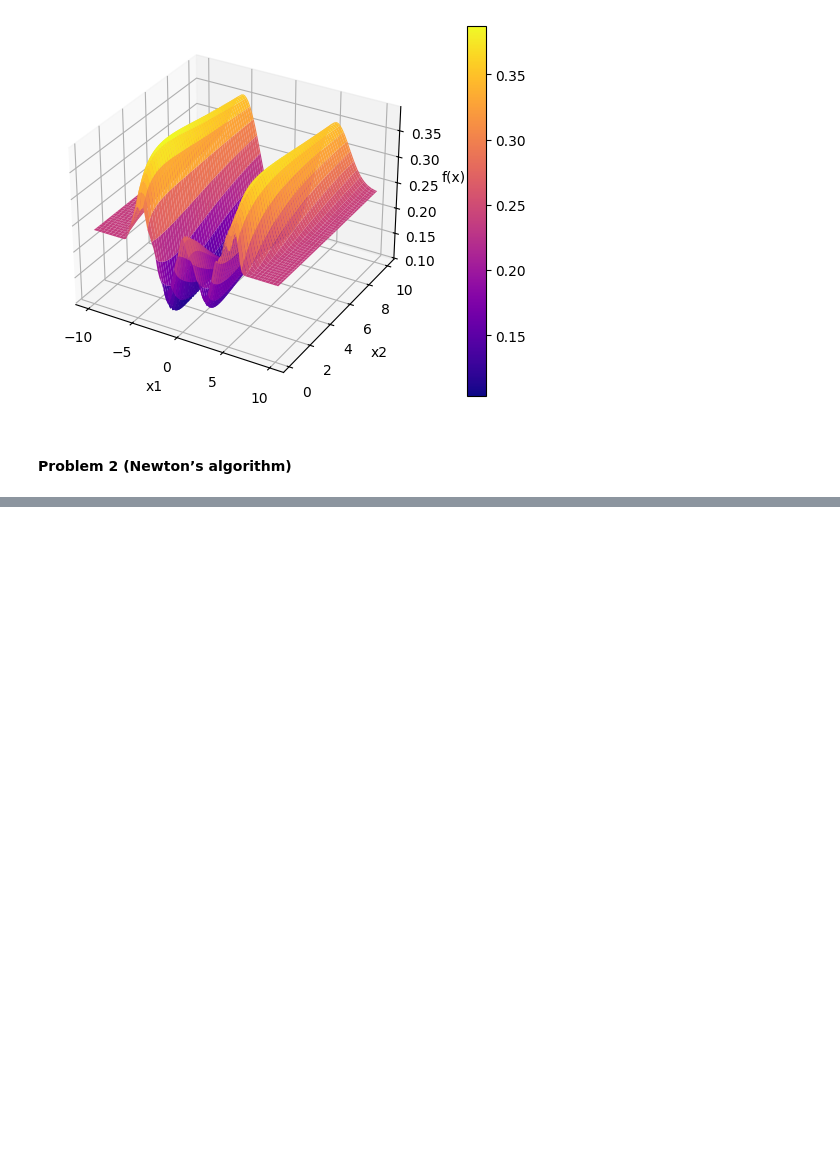
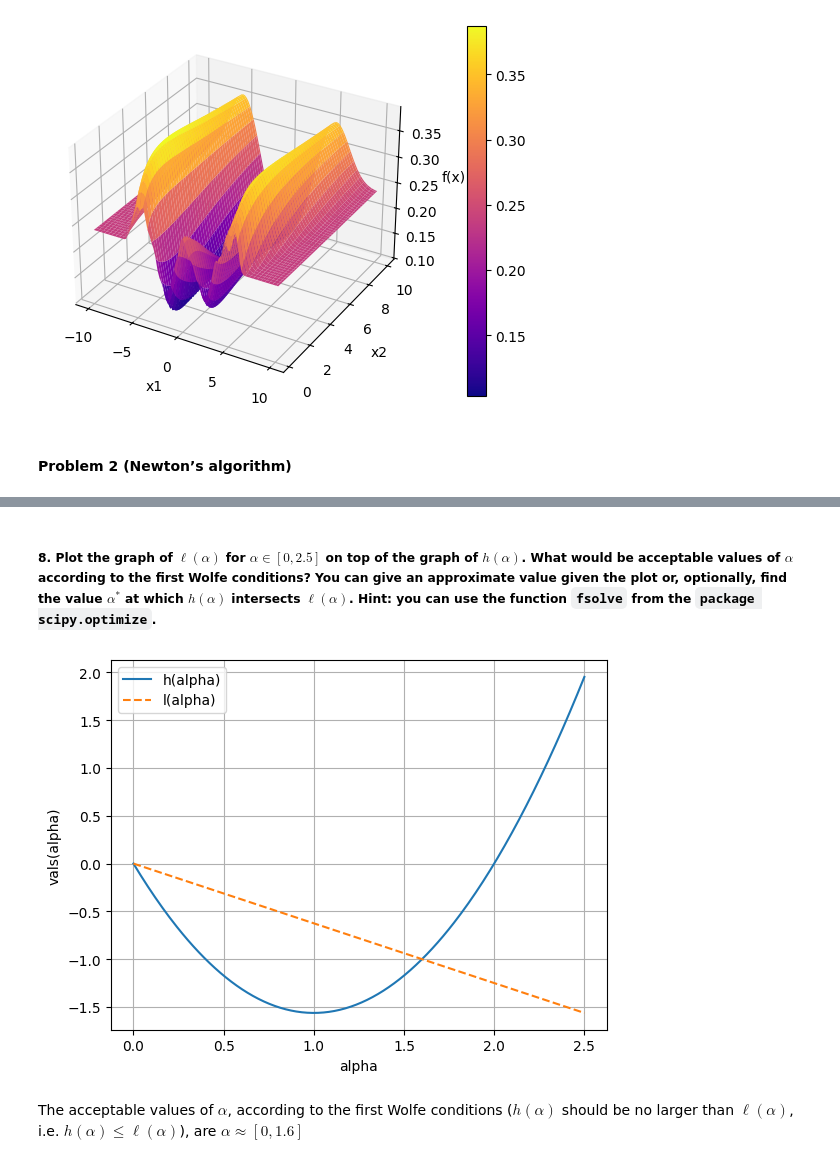
Before and after one commit to ghi-la/OptimizationMethods, a Jupyter notebook: Assignment3/Ass3_GhilardiniMatteo.ipynb, the cells around one changed output, grey strips where cells are left out. Drawn from its saved outputs; the diff is of its cells as text; code cells hidden in the pictures; blank space fills up the shorter version.

```diff
--- a/Assignment3/Ass3_GhilardiniMatteo.ipynb
+++ b/Assignment3/Ass3_GhilardiniMatteo.ipynb
@@ -402,0 +544,8 @@ plot_3d_surface(dataset2)
+# %%
+def grad_f(x):
+    x1, x2 = x[0], x[1]     # Extract x1 and x2 from x
+    df_dx1 = 8*x1 - 3
+    df_dx2 = 2*x2 + 2
+    return np.array([df_dx1, df_dx2])
+
+print('Gradient of f(x) with x=(0,0) =', grad_f([0,0]))
@@ -402,0 +673,21 @@ plot_3d_surface(dataset2)
+# %%
+def first_wolfe(f, x, alpha, grad_f, d_N, eta = 0.2):
+    return f(x) + alpha * eta * grad_f(x).dot(d_N)
+# %% [markdown]
+##### 8. Plot the graph of $\ell(\alpha)$ for $\alpha \in [0, 2.5]$ on top of the graph of $h(\alpha)$. What would be acceptable values of $\alpha$ according to the first Wolfe conditions? You can give an approximate value given the plot or, optionally, find the value $\alpha^*$ at which $h(\alpha)$ intersects $\ell(\alpha)$. Hint: you can use the function `fsolve` from the `package scipy.optimize`.
+# %%
+l_vals = []
+for alpha in alphas:
+    l_vals.append(first_wolfe(f, x0, alpha, grad_f, dN))
+
+plt.plot(alphas, h_vals, label='h(alpha)')
+plt.plot(alphas, l_vals, '--', label='l(alpha)')
+plt.xlabel('alpha')
+plt.ylabel('vals(alpha)')
+plt.legend()
+plt.grid(True)
+plt.show()
+# %% [output]
+[figure, added]
+# %% [markdown]
+The acceptable values of $\alpha$, according to the first Wolfe conditions ($h(\alpha)$ should be no larger than $\ell(\alpha)$, i.e. $h(\alpha)\le \ell(\alpha)$), are $\alpha \approx [0, 1.6]$
```
Also changed, not shown: parts of 34 cells of this notebook, 1 other file.
